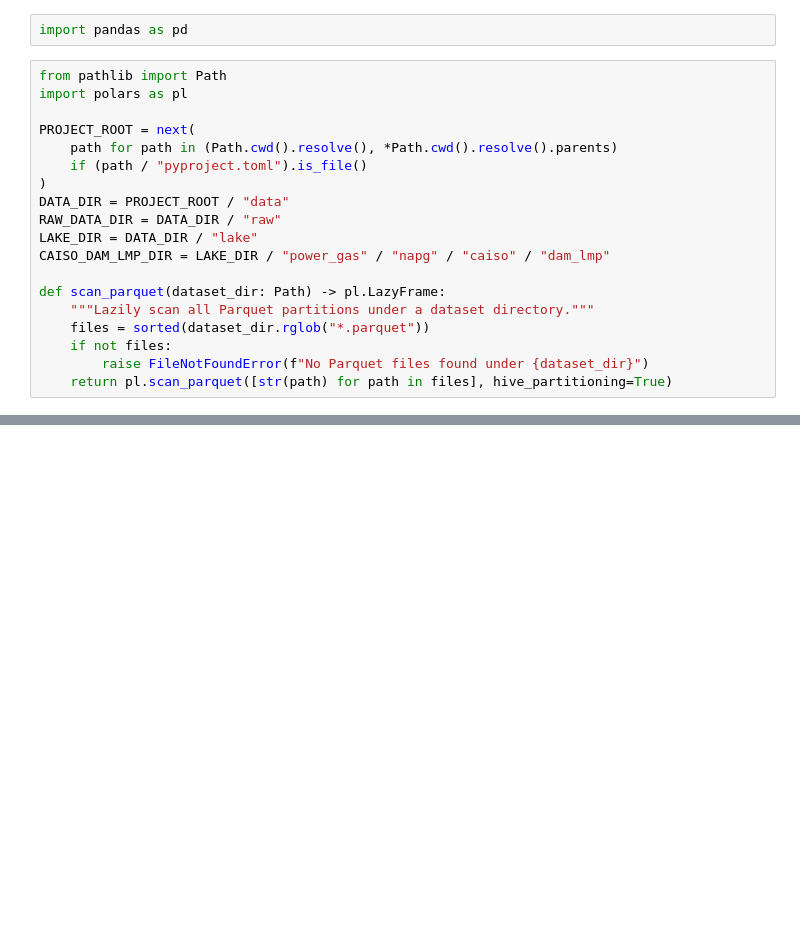
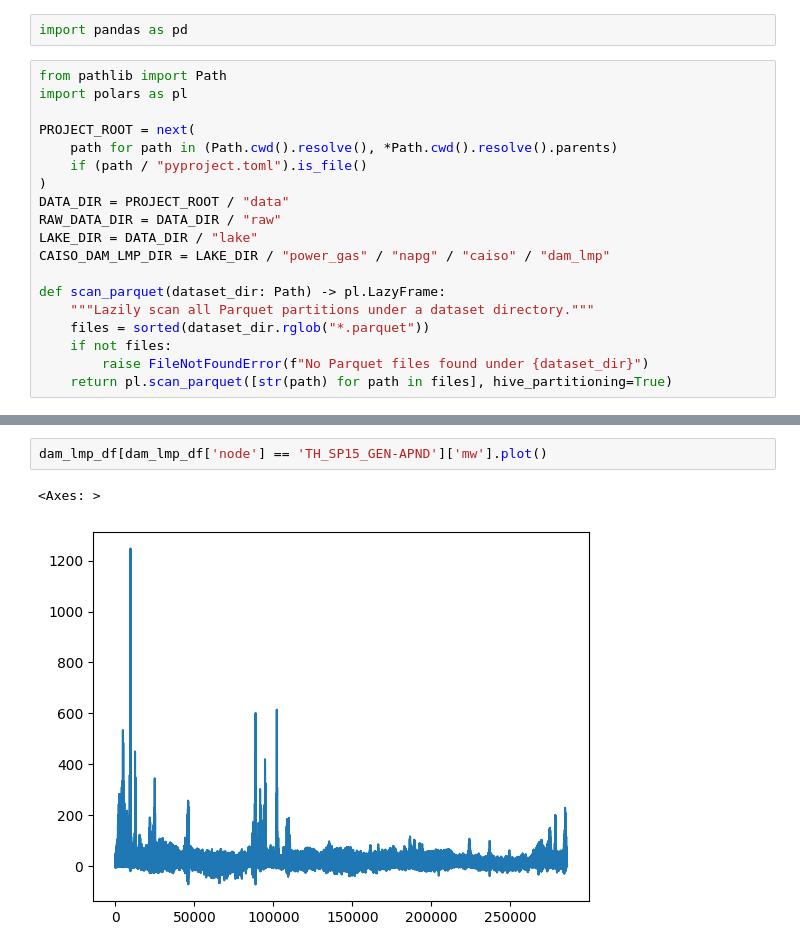
Before and after one commit to PrasunBanerjee04/commodity-research, a Jupyter notebook: notebooks/power_research.ipynb, the cells around one changed output, grey strips where cells are left out. Cells and saved outputs as stored; diff of their text form; blank space fills up the shorter version.

```diff
--- a/notebooks/power_research.ipynb
+++ b/notebooks/power_research.ipynb
@@ -38,0 +39,5 @@ dam_lmp_df
+# %%
+dam_lmp_df[dam_lmp_df['node'] == 'TH_SP15_GEN-APND']['mw'].plot()
+# %% [output]
+<Axes: >
+[figure, added]
```
Also changed, not shown: parts of 1 cell of this notebook, 2 other files.
